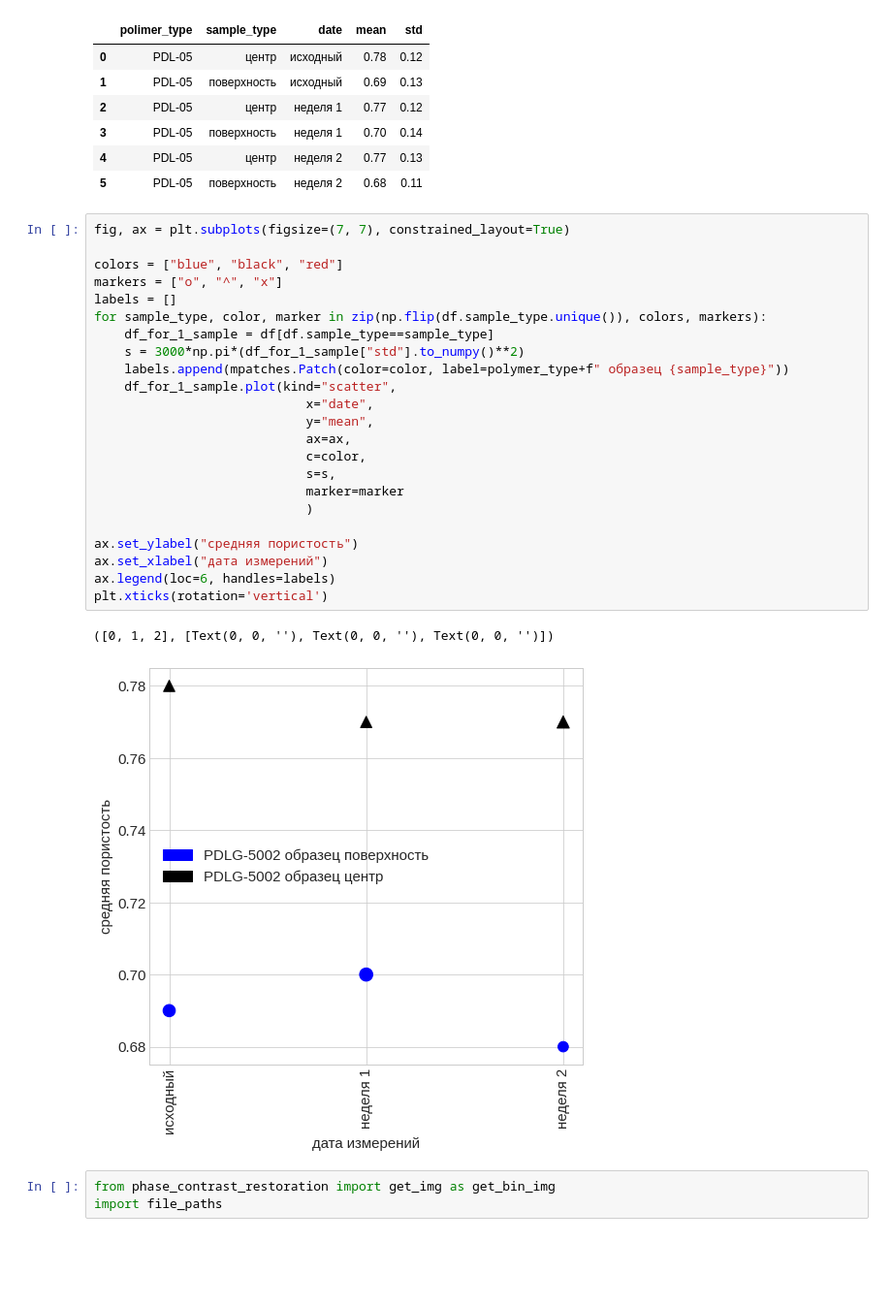
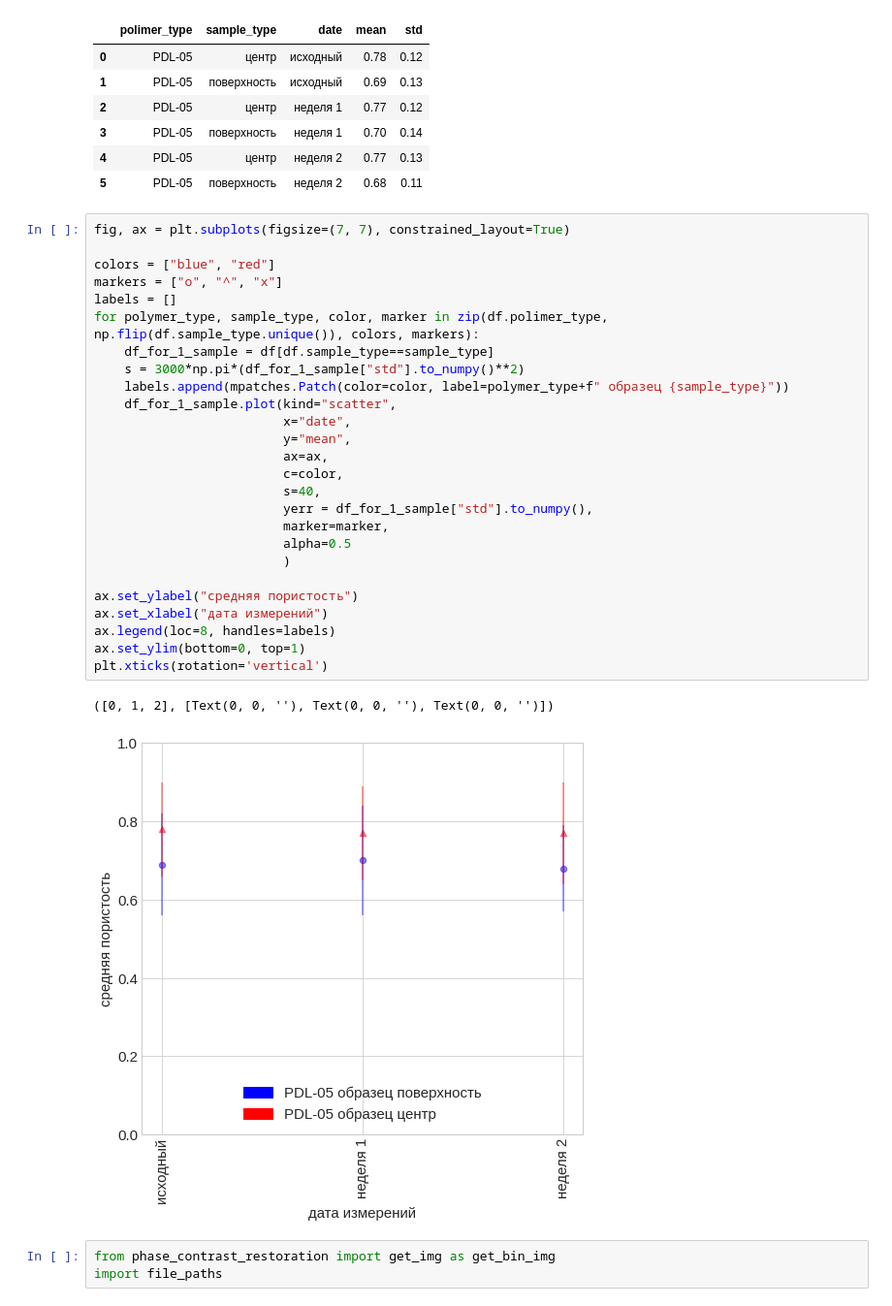
Before and after one commit to ankhafizov/porous_implants, a Jupyter notebook: porosity_summary_plots.ipynb, the cells around one changed output. Shown at 97% size. Saved outputs shown, nothing was run; the diff lists cells and outputs as text; blank space fills up the shorter version.

Commit message:
fix dates for PDL-05

```diff
--- a/porosity_summary_plots.ipynb
+++ b/porosity_summary_plots.ipynb
@@ -117,29 +120,32 @@ df
 # %%
 fig, ax = plt.subplots(figsize=(7, 7), constrained_layout=True)
 
-colors = ["blue", "black", "red"]
+colors = ["blue", "red"]
 markers = ["o", "^", "x"]
 labels = []
-for sample_type, color, marker in zip(np.flip(df.sample_type.unique()), colors, markers):
+for polymer_type, sample_type, color, marker in zip(df.polimer_type, np.flip(df.sample_type.unique()), colors, markers):
     df_for_1_sample = df[df.sample_type==sample_type]
     s = 3000*np.pi*(df_for_1_sample["std"].to_numpy()**2)
     labels.append(mpatches.Patch(color=color, label=polymer_type+f" образец {sample_type}"))
     df_for_1_sample.plot(kind="scatter",
-                            x="date",
-                            y="mean",
-                            ax=ax,
-                            c=color,
-                            s=s,
-                            marker=marker
-                            )
+                         x="date",
+                         y="mean",
+                         ax=ax,
+                         c=color,
+                         s=40,
+                         yerr = df_for_1_sample["std"].to_numpy(),
+                         marker=marker,
+                         alpha=0.5
+                         )
 
 ax.set_ylabel("средняя пористость")
 ax.set_xlabel("дата измерений")
-ax.legend(loc=6, handles=labels)
+ax.legend(loc=8, handles=labels)
+ax.set_ylim(bottom=0, top=1)
 plt.xticks(rotation='vertical')
 # %% [output]
 ([0, 1, 2], [Text(0, 0, ''), Text(0, 0, ''), Text(0, 0, '')])
-[figure, old version]
+[figure, new version]
 # %%
 from phase_contrast_restoration import get_img as get_bin_img
 import file_paths
```
Also changed, not shown: parts of 4 cells of this notebook, 2 other files.
